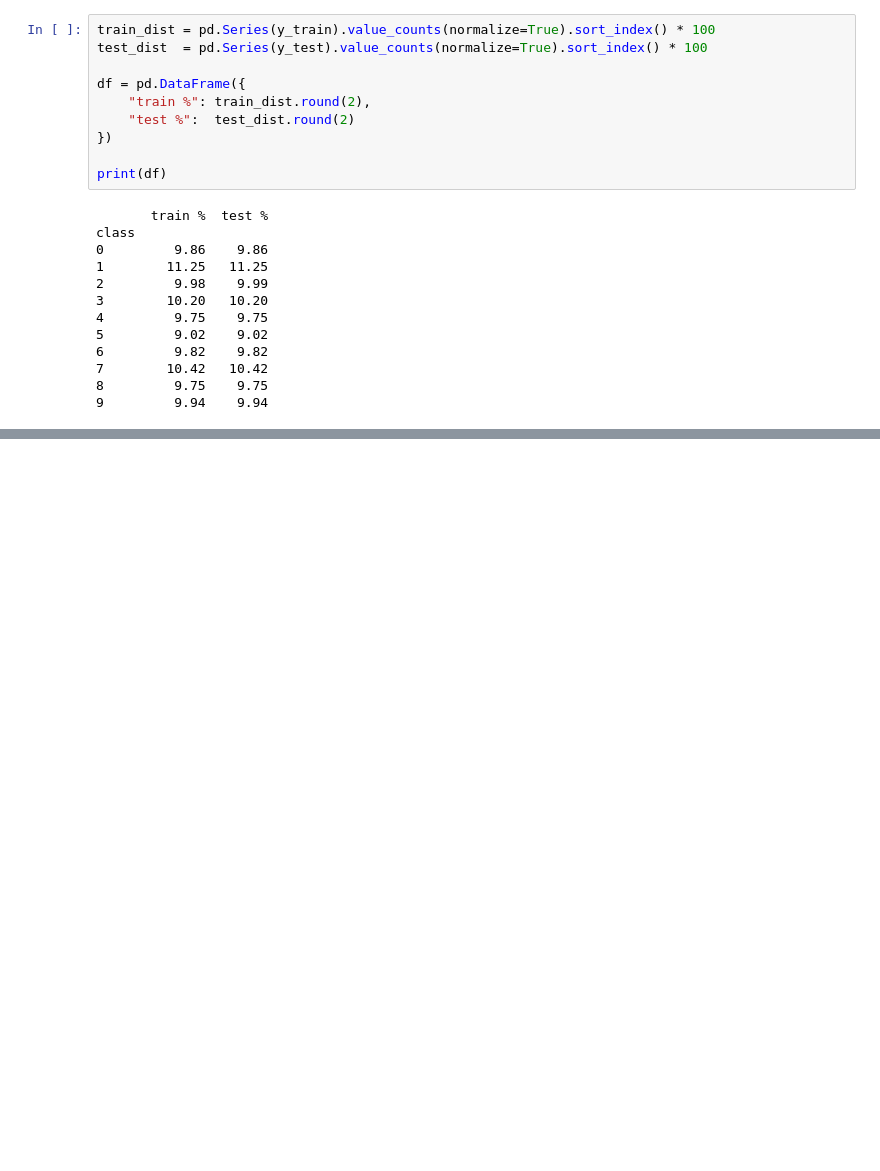
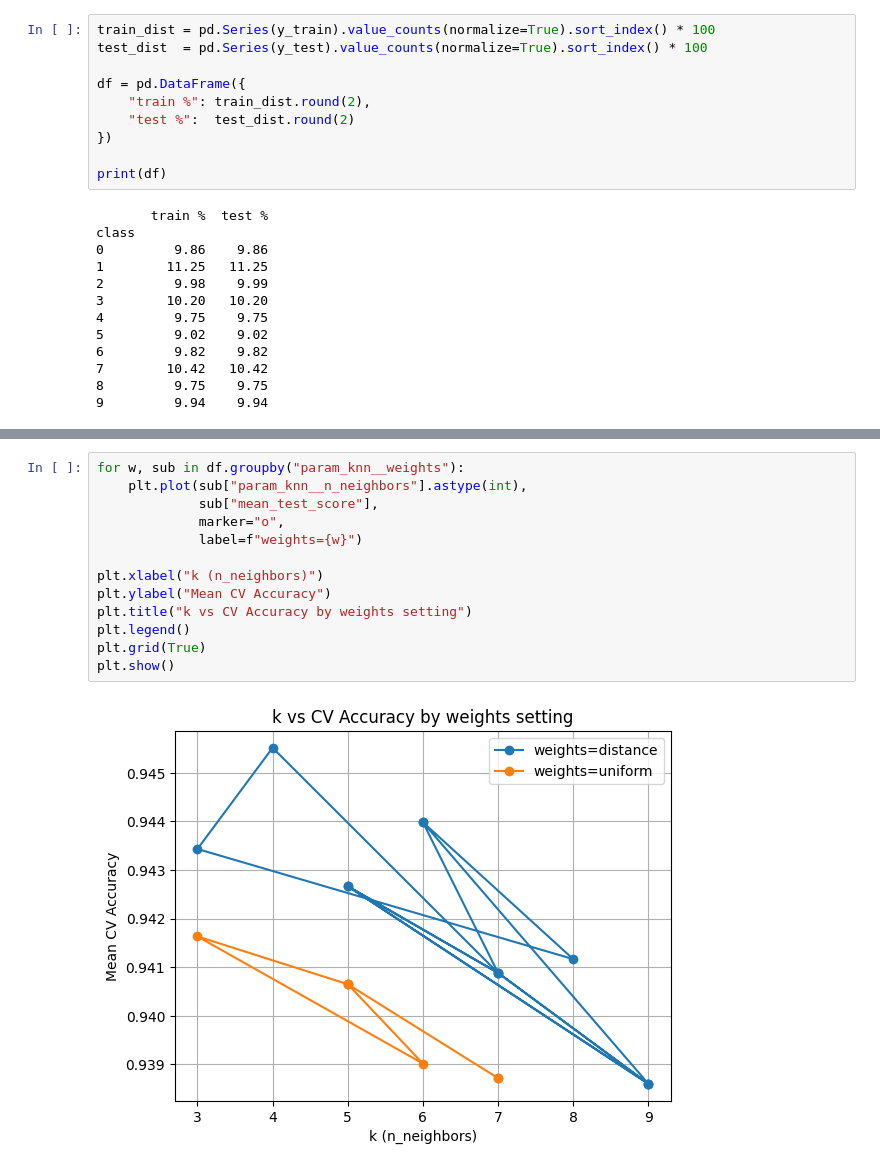
Before and after one commit to irnikesh/data-science, a Jupyter notebook: hands-on-machine-learning/exercises/MNIST/MNIST_with_kNN.ipynb, the cells around one changed output, grey strips where cells are left out. Cells and saved outputs as stored; diff of their text form; blank space fills up the shorter version.

```diff
--- a/hands-on-machine-learning/exercises/MNIST/MNIST_with_kNN.ipynb
+++ b/hands-on-machine-learning/exercises/MNIST/MNIST_with_kNN.ipynb
@@ -117,0 +175,15 @@ TODO: continue trying
+# %%
+for w, sub in df.groupby("param_knn__weights"):
+    plt.plot(sub["param_knn__n_neighbors"].astype(int),
+             sub["mean_test_score"],
+             marker="o",
+             label=f"weights={w}")
+
+plt.xlabel("k (n_neighbors)")
+plt.ylabel("Mean CV Accuracy")
+plt.title("k vs CV Accuracy by weights setting")
+plt.legend()
+plt.grid(True)
+plt.show()
+# %% [output]
+[figure, added]
```
Also changed, not shown: parts of 8 cells of this notebook.
